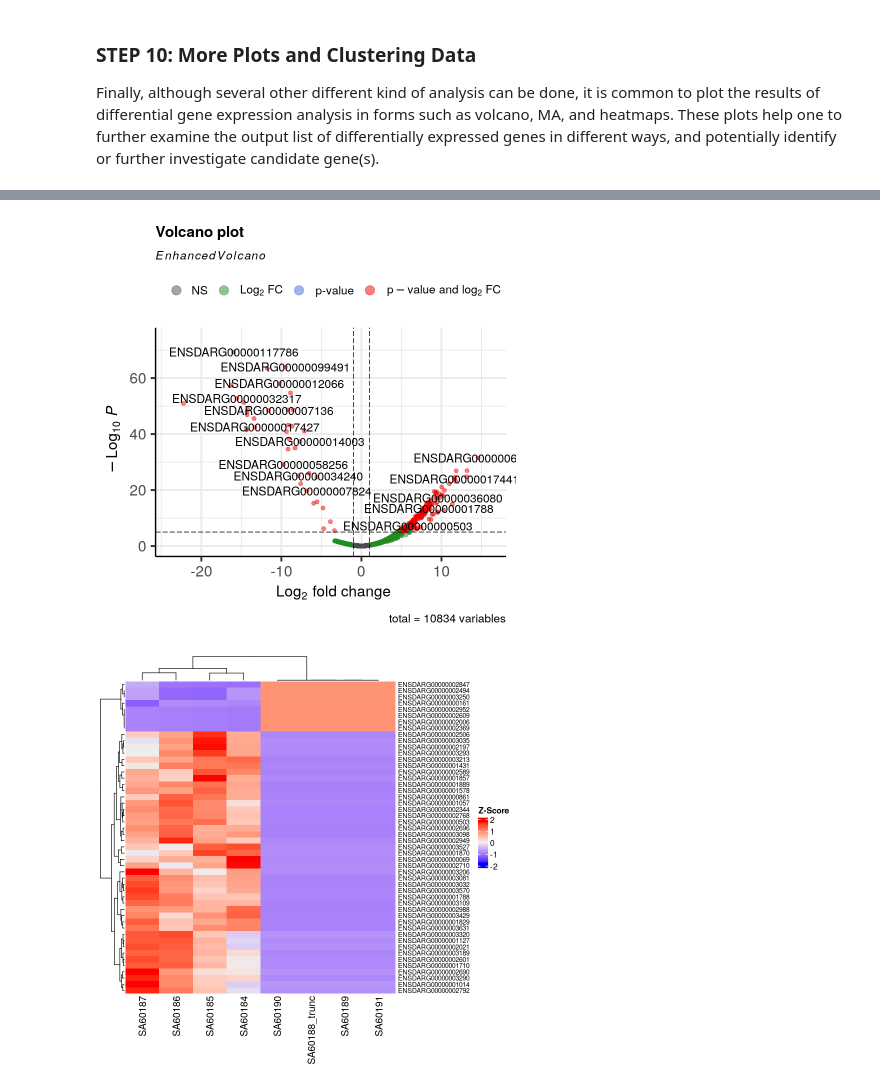
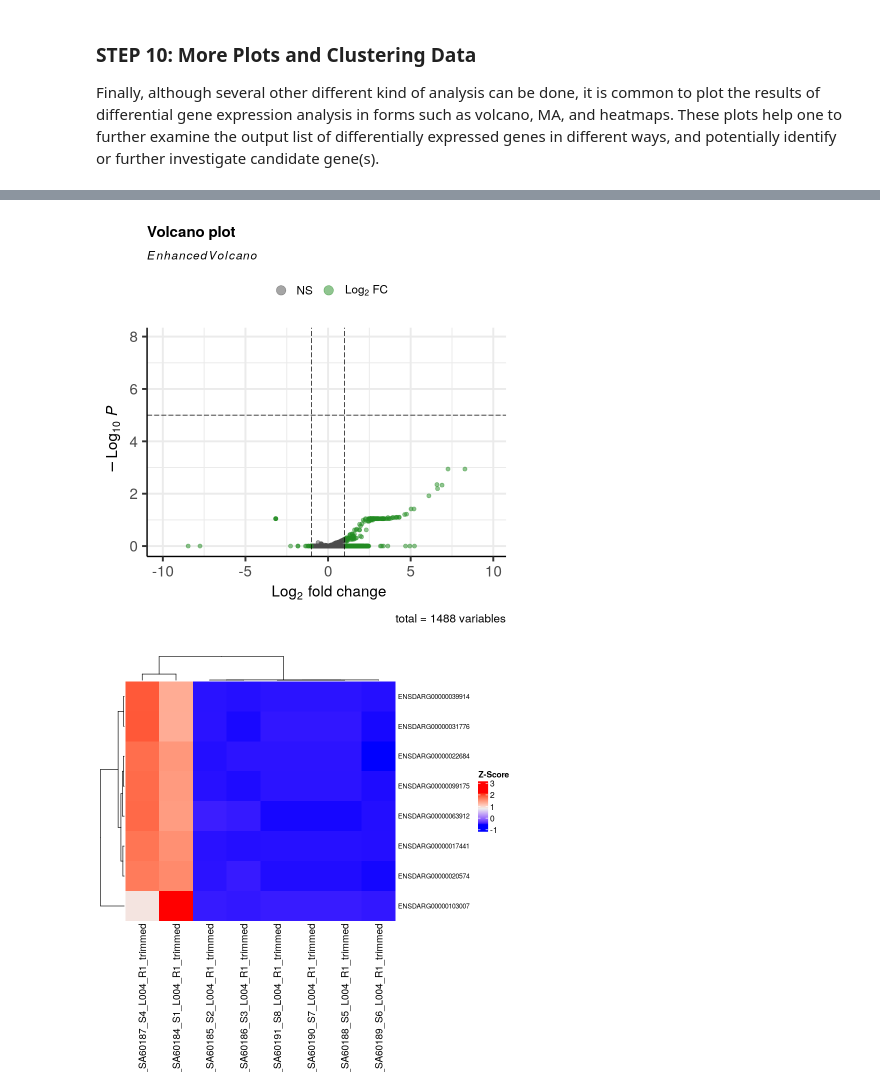
Before and after one commit to King-Laboratory/Example_Whim_Notebook, a Jupyter notebook: DEG_example.ipynb, the cells around one changed output, grey strips where cells are left out. Cells and saved outputs as stored; diff of their text form; code cells hidden in the pictures.

```diff
--- a/DEG_example.ipynb
+++ b/DEG_example.ipynb
@@ -69,23 +148,17 @@ Additionally, later on we will use normalization involving logarithms. So, to pr
 # %%
-#download genecounts and annotation file from cloud storage bucket
-system("mkdir -p data/gene_counts", intern=TRUE)
-system("mkdir -p data/reference", intern=TRUE)
+# read-in the merged gene count file
+# to a dataframe variable we named 'read_counts'
+read_counts <- read.table('data/gene_counts/merged/merged_counts.txt',head=TRUE)
 
-system("curl https://storage.googleapis.com/kinglab-maine-zfish/Truncated/zebrafish_2020_mrna_counts_mock.txt --output data/gene_counts/zebrafish_2020_mrna_counts_mock.txt", intern=TRUE)
-system("curl https://storage.googleapis.com/kinglab-maine-zfish/Reference/biomart_GRCz11_annotation.txt --output data/reference/biomart_GRCz11_annotation.txt", intern=TRUE)
-
-
-#read-in the raw gene count file to a dataframe variable we named 'read_counts'
-read_counts <- read.table('data/gene_counts/zebrafish_2020_mrna_counts_mock.txt',head=TRUE)
-
-#replace all count entries of '0' in the raw gene count file with '1'.
+# replace all count entries of '0' in the raw gene count file with '1'.
 read_counts[read_counts==0] <- 1
 
-#assign the numerical read counts to a matrix variable we named 'rnaseqMatrix'
-rnaseqMatrix <- round(read_counts[,c(2:9)])
-
-#label the rownames of this matrix with the rowname column from the gene count dataframe.
+# assign rownames using the gene ID column
+# and remove the gene ID column
+# this format is important for DESEQ2
+rnaseqMatrix <- round(read_counts[,-1])
 rownames(rnaseqMatrix) <- read_counts[,1]
 
+#example of how the read-in data frame looks
 head(rnaseqMatrix)
 # %% [output]
@@ -250,16 +348,16 @@ Contrast comparisons between two treatment groups can be performed using the des
 Using R, these results can be summarized, reordered, and/or trimmed.
 # %%
 #Output the results of comparing WT and WHIM group
-res_WT_WHIM <- results(deseq2Data, contrast=c("Treatment","WHIM","WT"))
-summary(res_WT_WHIM)
+res_IAV_CTRL <- results(deseq2Data, contrast=c("Treatment","IAV","CTRL"))
+summary(res_IAV_CTRL)
 print("Number of genes under a p value of 0.05")
-sum(res_WT_WHIM$pvalue < 0.05, na.rm=TRUE)
+sum(res_IAV_CTRL$pvalue < 0.05, na.rm=TRUE)
 print("Number of genes under a p adjusted value of 0.05")
-sum(res_WT_WHIM$padj < 0.05, na.rm=TRUE)
+sum(res_IAV_CTRL$padj < 0.05, na.rm=TRUE)
 
 
 #deseq2 optionally output some padj values as 'NA' when genecounts meet certain criteria
 #that criteria can be found here: https://bioconductor.org/packages/release/bioc/vignettes/DESeq2/inst/doc/DESeq2.html#pvaluesNA
 #for practical uses, one could replace the NA values with '1', essentially NA values not significant.
-res_WT_WHIM$padj[is.na(res_WT_WHIM$padj)] <- 1
+res_IAV_CTRL$padj[is.na(res_IAV_CTRL$padj)] <- 1
 # %% [output]
@@ -290,11 +388,13 @@ Depending on how you want to use your annotated results, you may decide to furth
 
 Because the transcript table for m chelonae we have here is so simple, and contains essentially only one 'CDS' or '..RNA' feature for every gene identifier we are using, it is easy for us to reformat it here in the way we want just using R code. However, it is important to note that, again, this is very often not the case, and reformatting will vary depending on both the annotation file itself, and what that annotation file will be used for.
 # %%
+system("gsutil cp gs://hon_350/reference/biomart_GRCz11_annotation.txt data/reference/", intern=TRUE)
+
 #read-in the annotation file (see extended tutorial for more info on how to get annotation files) and store it into a variable.
 annotation <- read.table("data/reference/biomart_GRCz11_annotation.txt", header=TRUE,sep='\t', quote="\"",comment.char = "")
 
 #put the previous deseq results into an easier to manipulate data.frame format
-results <- data.frame(res_WT_WHIM)
+results <- data.frame(res_IAV_CTRL)
 
 #merge the annotation with the deseq2 contrast comparison table
 results.annot <- merge(results,annotation,by.x=0,by.y=1,all.x=TRUE)
@@ -324,20 +438,21 @@ Finally, although several other different kind of analysis can be done, it is co
 # %%
 #volcano and ma plots can be used to visualize significant differences in gene expression
 results_volc_df <- results.annot
 EnhancedVolcano(results_volc_df,
     lab = results_volc_df[,1],
     x = 'log2FoldChange',
     y = 'padj')
 
 #ma plot
-plotMA(res_WT_WHIM)
+plotMA(res_IAV_CTRL)
 
 
 #heatmaps can used to look at clustering and expression of various gene lists.
 filtered_res <- results.annot %>% filter(padj < 0.05)
 filtered_res_counts <- subset(rlogcounts, rownames(rlogcounts) %in% filtered_res[,1])
 filtered_res_counts = t(scale(t(filtered_res_counts)))
-Heatmap(filtered_res_counts[1:50,], name = "Z-Score", row_names_gp = gpar(fontsize = 8))
+#showing top 8
+Heatmap(filtered_res_counts[1:8,], name = "Z-Score", row_names_gp = gpar(fontsize = 8))
 # %% [output]
-[figure, old version]
+[figure, new version]
-[figure, old version]
+[figure, new version]
```
Also changed, not shown: parts of 19 cells of this notebook, 1 other file.
